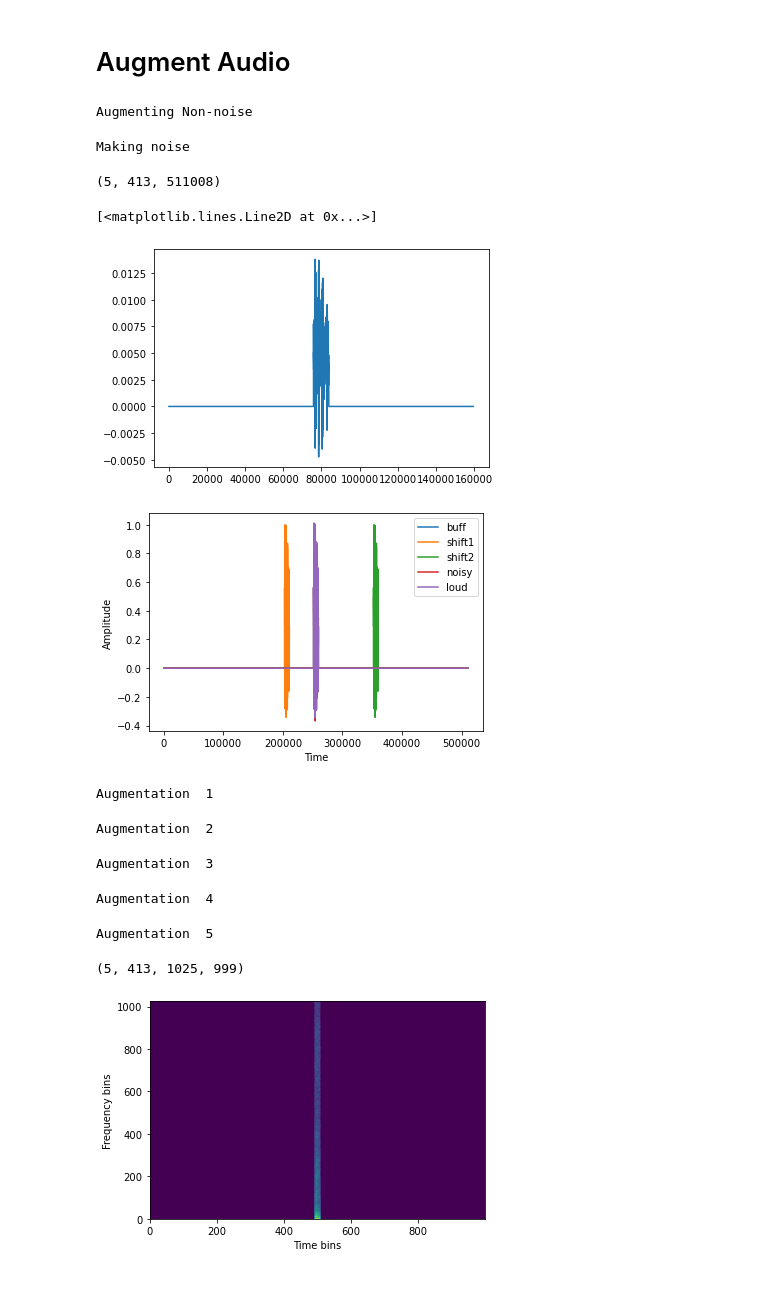
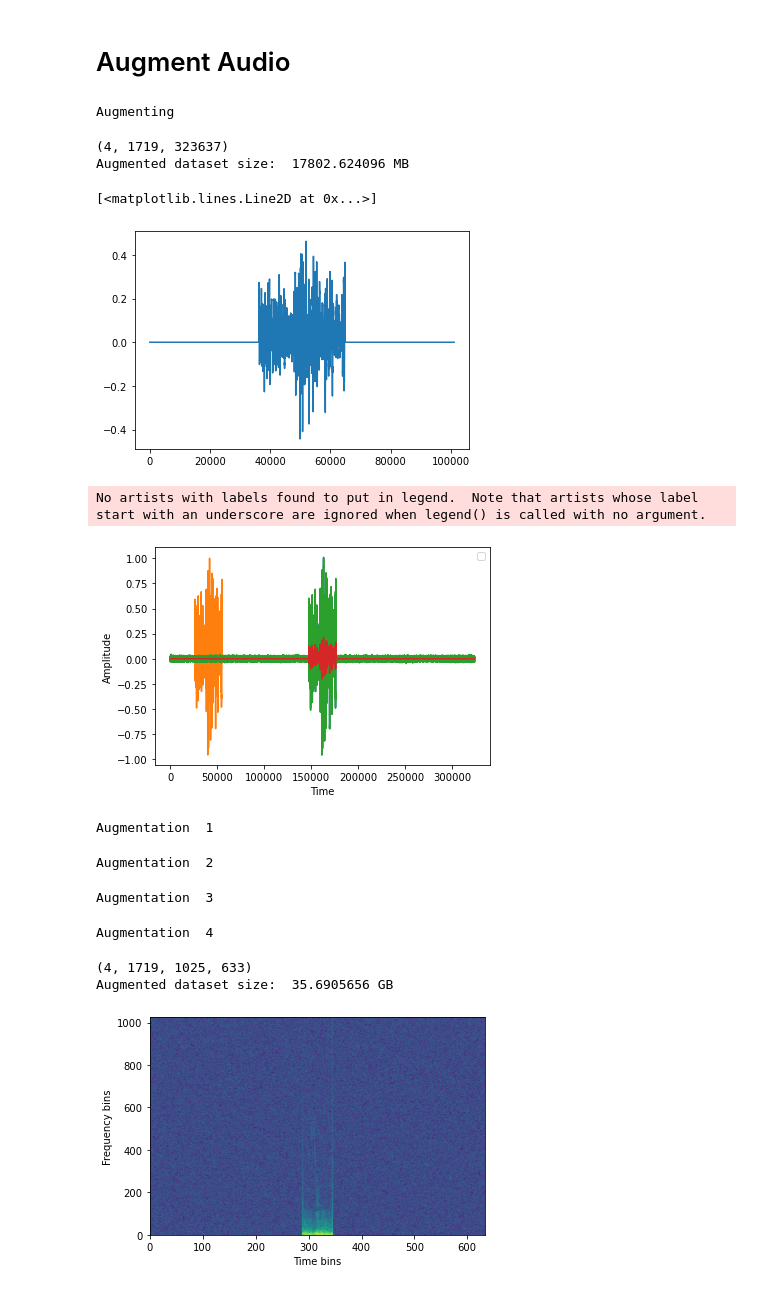
Before and after one commit to AleksandraPanfilova/Zebra_Project, a Jupyter notebook: Audio Load Example.ipynb, the cells around one changed output. Saved outputs shown, nothing was run; the diff lists cells and outputs as text; code cells hidden in the pictures.

```diff
--- a/Audio Load Example.ipynb
+++ b/Audio Load Example.ipynb
@@ -16,8 +18,9 @@ audio_path = 'zebra audio sample_Bing_413/all/'
 audio_path_long = 'Audio Files All/'
 spreadsheet_path = 'Zebras.Assumption.data_Bing_413 .xlsx'
 df = add_labels_to_excel(spreadsheet_path)
-audio_files, index_longest, audio_size = hsr_loader(audio_path,df)
-#audio_files_long, audio_size_long, filenames_long, longest_file = gen_audio_array_noexcel(audio_path_long)
-zebra_labels = df['label']
-#labels_long = gen_labels(filenames_long)
+#audio_files, audio_size, index_longest = gen_audio_array(audio_path,df)
+#zebra_labels = df['label']
+
+audio_files, audio_size, filenames_long, longest_file = gen_audio_array_noexcel(audio_path_long)
+zebra_labels = gen_labels(filenames_long)
 # %% [output]
@@ -40,41 +43,40 @@ all_audio, all_lables = add_nzebra(audio_files,zebra_labels,nzebra_audio,labels_
 # %% [markdown]
 # Augment Audio
 # %%
-augmented_audio = augment_audio(audio_files)
-#augmented_audio_long = augment_audio(audio_files_long)
-#augmented_audio_long_fast = augment_audio_faster(audio_files_long)
+augmented_audio = augment_audio_faster_smaller(audio_files)
 # %% [output]
-Augmenting Non-noise
+Augmenting
-Making noise
 # %%
-augmented_audio.shape
+print(augmented_audio.shape)
+print("Augmented dataset size: ",augmented_audio.nbytes/(1e9), 'GB')
 # %% [output]
-(5, 413, 511008)
+(4, 1719, 323637)
+Augmented dataset size:  17802.624096 MB
 # %%
 plt.plot(audio_files[400])
 # %% [output]
 [<matplotlib.lines.Line2D at 0x...>]
-[figure, old version]
+[figure, new version]
 # %%
 plot_sample(augmented_audio,400)
 # %% [output]
+No artists with labels found to put in legend.  Note that artists whose label start with an underscore are ignored when legend() is called with no argument.
-[figure, old version]
+[figure, new version]
 # %%
 stfts = calc_stft(augmented_audio)
-#stfts_long = calc_stft(augmented_audio_long)
-#stfts_long_fast = calc_stft(augmented_audio_long_fast)
 #mels = calc_melstft(augmented_audio)
 # %% [output]
 Augmentation  1
 Augmentation  2
 Augmentation  3
 Augmentation  4
-Augmentation  5
 # %%
-stfts.shape
+print(stfts.shape)
+print("Augmented dataset size: ",stfts.nbytes/(1e9), 'GB')
 # %% [output]
-(5, 413, 1025, 999)
+(4, 1719, 1025, 633)
+Augmented dataset size:  35.6905656 GB
 # %%
-spec_plot(stfts[4,400,:,:])
+spec_plot(stfts[2,400,:,:])
 # %% [output]
-[figure, old version]
+[figure, new version]
```
Also changed, not shown: parts of 10 cells of this notebook, 2 other files.
